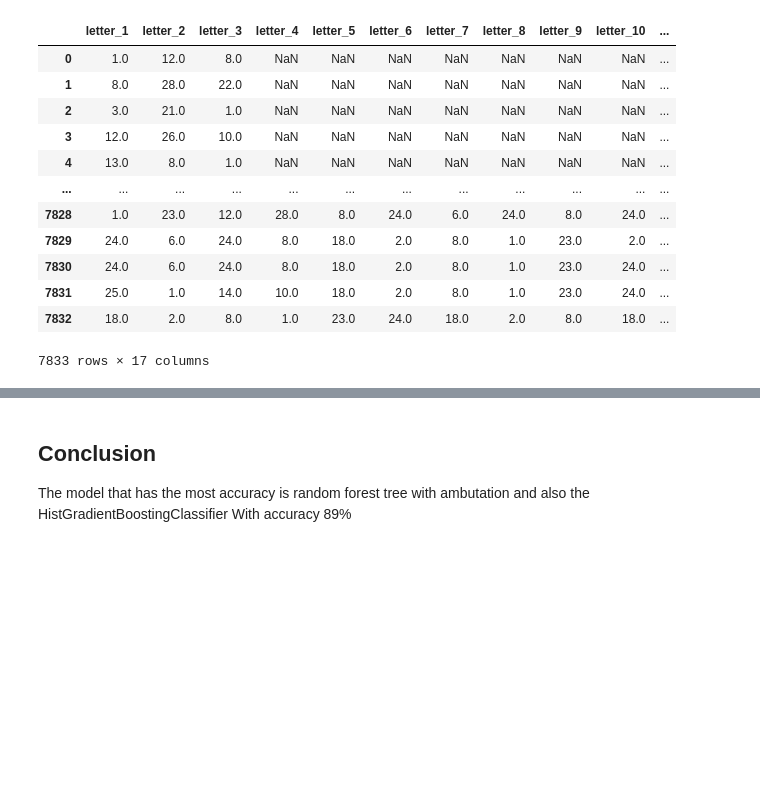
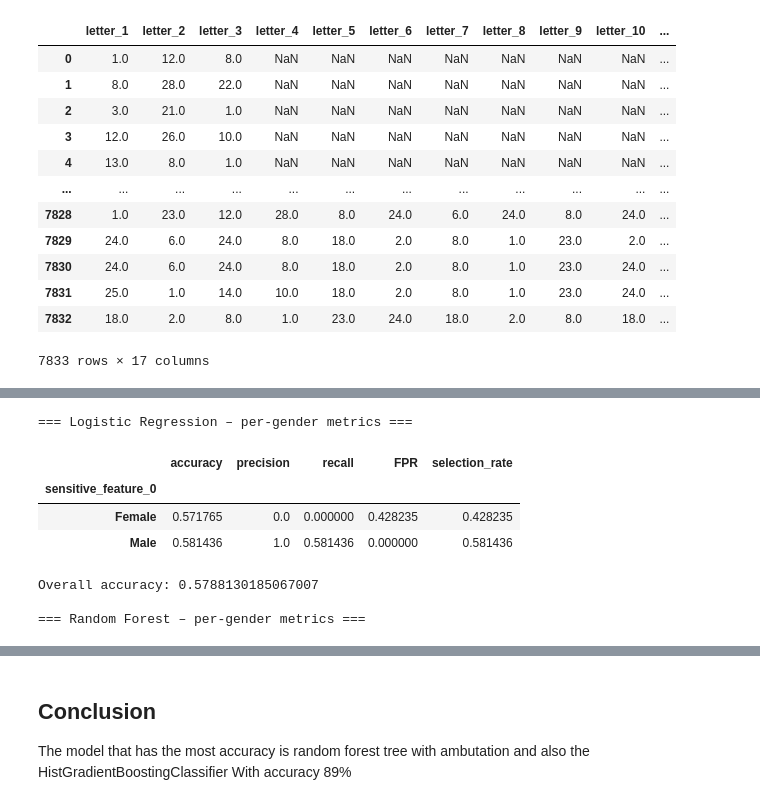
Before and after one commit to Desoky231/Arabic_names_gender_indetification, a Jupyter notebook: gender reveal.ipynb, the cells around one changed output, grey strips where cells are left out. Cells and saved outputs as stored; diff of their text form; code cells hidden in the pictures; blank space fills up the shorter version.

```diff
--- a/gender reveal.ipynb
+++ b/gender reveal.ipynb
@@ -756,0 +910,5 @@ Accuracy: 0.8876834716017868
+# %%
+# Make an explicit mapping so you control the codes
+gender_map = {'Female': 0, 'Male':1}
+
+y_test = pd.Series(y_test).replace(gender_map).to_numpy()
@@ -756,0 +1009,75 @@ Accuracy: 0.8876834716017868
+# %%
+# Make an explicit mapping so you control the codes
+gender_map = {0: 'Female',1: 'Male'}
+
+for name, y_pred in y_pred_dict.items():
+    y_pred_dict[name] = pd.Series(y_pred).replace(gender_map).to_numpy()
+
+
+y_test = pd.Series(y_test).replace(gender_map).to_numpy()
+# %%
+from fairlearn.metrics import (
+    MetricFrame, selection_rate, false_positive_rate, true_positive_rate
+)
+from sklearn.metrics import accuracy_score, precision_score, recall_score
+from functools import partial
+import pandas as pd
+
+# --------------------------------------------------------------
+# Encode nothing; keep labels as 'Female'/'Male'
+# --------------------------------------------------------------
+sensitive_attr = y_test              # still strings
+y_pred_dict_str = y_pred_dict        # already strings
+
+# All metrics that need a positive class get pos_label='Male'
+metrics_dict = {
+    "accuracy":        accuracy_score,
+    "precision":       partial(precision_score,    pos_label="Male"),
+    "recall":          partial(recall_score,       pos_label="Male"),
+    "FPR":             partial(false_positive_rate,pos_label="Male"),
+    "selection_rate":  partial(selection_rate,    pos_label="Male")
+}
+
+gap_rows = []
+
+for name, y_pred in y_pred_dict_str.items():
+    mf = MetricFrame(
+        metrics=metrics_dict,
+        y_true=y_test,
+        y_pred=y_pred,
+        sensitive_features=sensitive_attr
+    )
+
+    print(f"\n\033[1m=== {name} – per-gender metrics ===\033[0m")
+    display(mf.by_group)                     # rows: 'Female', 'Male'
+    print("Overall accuracy:", mf.overall["accuracy"])
+
+    # Fairness gaps (absolute difference Female ↔ Male)
+    gap_rows.append({
+        "Model":           name,
+        "Recall gap":      abs(mf.by_group.loc["Female","recall"]
+                              - mf.by_group.loc["Male","recall"]),
+        "FPR gap":         abs(mf.by_group.loc["Female","FPR"]
+                              - mf.by_group.loc["Male","FPR"]),
+        "Sel-rate gap":    abs(mf.by_group.loc["Female","selection_rate"]
+                              - mf.by_group.loc["Male","selection_rate"])
+    })
+
+# --------------------------------------------------------------
+# Leaderboard sorted by smallest recall gap
+# --------------------------------------------------------------
+gap_df = (pd.DataFrame(gap_rows)
+            .sort_values("Recall gap")
+            .reset_index(drop=True))
+
+print("\n\033[1mFairness-gap leaderboard (smaller = better)\033[0m")
+display(gap_df)
+# %% [output]
+=== Logistic Regression – per-gender metrics ===
+|  | accuracy | precision | recall | FPR | selection_rate |
+| sensitive_feature_0 |  |  |  |  |  |
+| Female | 0.571765 | 0.0 | 0.000000 | 0.428235 | 0.428235 |
+| Male | 0.581436 | 1.0 | 0.581436 | 0.000000 | 0.581436 |
+Overall accuracy: 0.5788130185067007
+
+=== Random Forest – per-gender metrics ===
```
Also changed, not shown: parts of 22 cells of this notebook, 2 other files.
